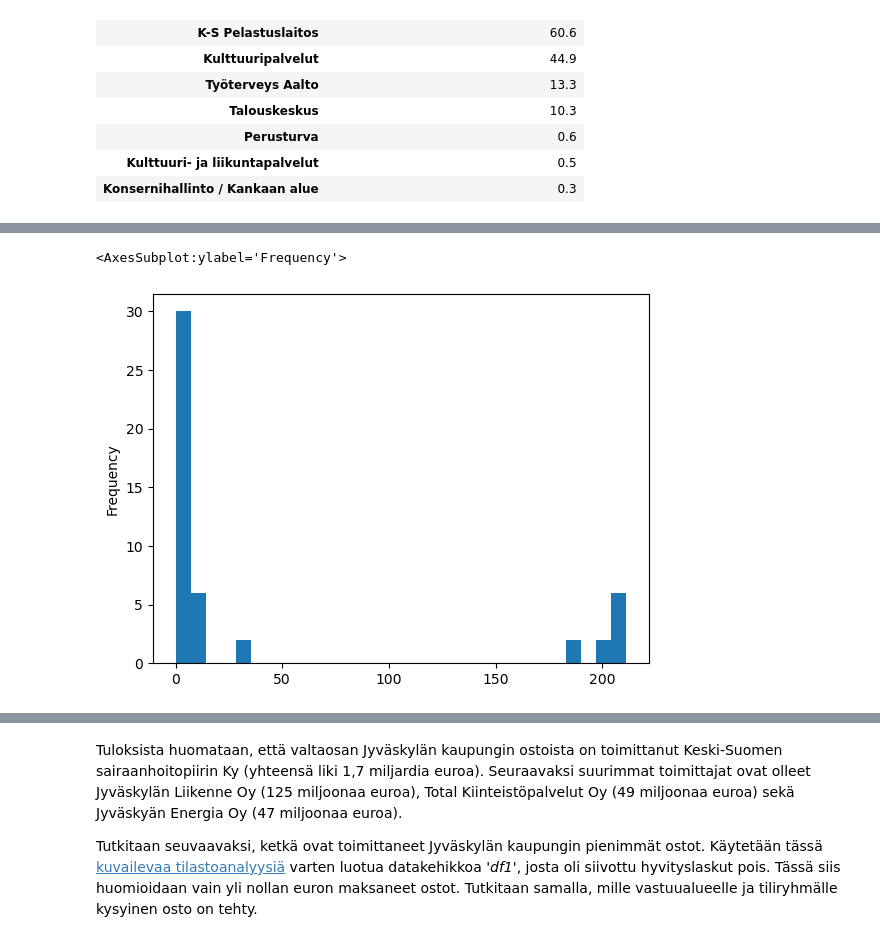
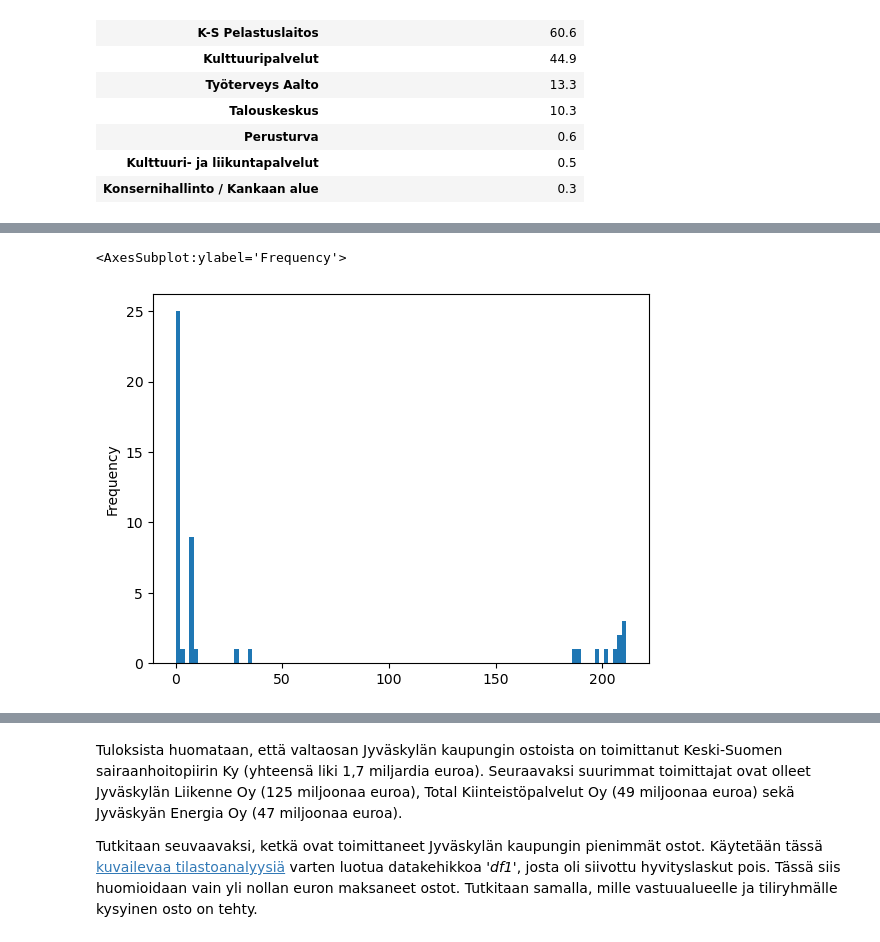
Before and after one commit to SallaLipasti/jkl-ostolaskut, a Jupyter notebook: ostolaskut_analyysi.ipynb, the cells around one changed output, grey strips where cells are left out. Saved outputs shown, nothing was run; the diff lists cells and outputs as text; code cells hidden in the pictures.

Commit message:
Muokattu osioita 'Suurimmat ja pienimmät toimittajat' ja sekä 'Sosiaali- ja terveyspalveluiden ostot'; viimeistelyä

```diff
--- a/ostolaskut_analyysi.ipynb
+++ b/ostolaskut_analyysi.ipynb
@@ -352,13 +365,12 @@ Aiemmin havaittiin, että kaikkein suurimmat ostot kuuluvat sosiaali- ja terveys
 sote = df.loc[df['Vastuualue'] == 'Sosiaali- ja terveyspalvelut', ['Vuosi', 'Tiliryhmä', 'Tilin nimi', \
                                                                    'Toimittajan nimi', 'Nettosumma']]
 
-# Ryhmitellään sote-palveluiden ostot vuosittain ja tiliryhmittäin:
-sote1 = pd.DataFrame((sote['Nettosumma'].groupby([sote['Vuosi'], sote['Tiliryhmä']]).sum())/1000000).round(2)
+# Ryhmitellään sote-palveluiden ostot vuosittain ja tiliryhmittäin, ja muutetaan miljooniksi euroiksi:
+sote1 = pd.DataFrame((sote['Nettosumma'].groupby([sote['Vuosi'], sote['Tiliryhmä']]).sum())/1000000).round(2).sort_values(['Vuosi', 'Nettosumma'], ascending = [True, False])
 
-# Tehdään uusi datakehikko 'sote_2':
-sote_2 = sote1.unstack()
-
-sote_2
+# Ryhmitellään ostot vuosittain
+# Koska kaikille tiliryhmille ei ole kirjattu ostoja jokaisena vuonna, muutetaan NaN-arvot nolliksi
+sote1.unstack().fillna(0)
 # %% [output]
 |  | Nettosumma |  |  |  | ... |
 | Tiliryhmä | Aineet, tarvikkeet ja tavarat | Asiakaspalvelujen ostot | Henkilöstökorv. ja muut henk.meno... | Muut toimintakulut | ... |
@@ -420,7 +387,0 @@ array(['Asiakaspalvelujen ostot', 'Ulkoisten palvelujen ostot',
-# %%
-# Ryhmitellään sote-palveluiden ostot vuosittain ja tiliryhmittäin:
-sote1 = pd.DataFrame((sote['Nettosumma'].groupby([sote['Vuosi'], sote['Tiliryhmä']]).sum())/1000000)
-
-sote2 = sote.sort_values(by = 'Nettosumma', ascending = False)
-
-sote2
@@ -447,5 +403,5 @@ plt.show()
 # %%
-sote1.Nettosumma.plot.hist(bins=30)
+sote1.Nettosumma.plot.hist(bins=100)
 # %% [output]
 <AxesSubplot:ylabel='Frequency'>
-[figure, old version]
+[figure, new version]
```
Also changed, not shown: parts of 48 cells of this notebook.
